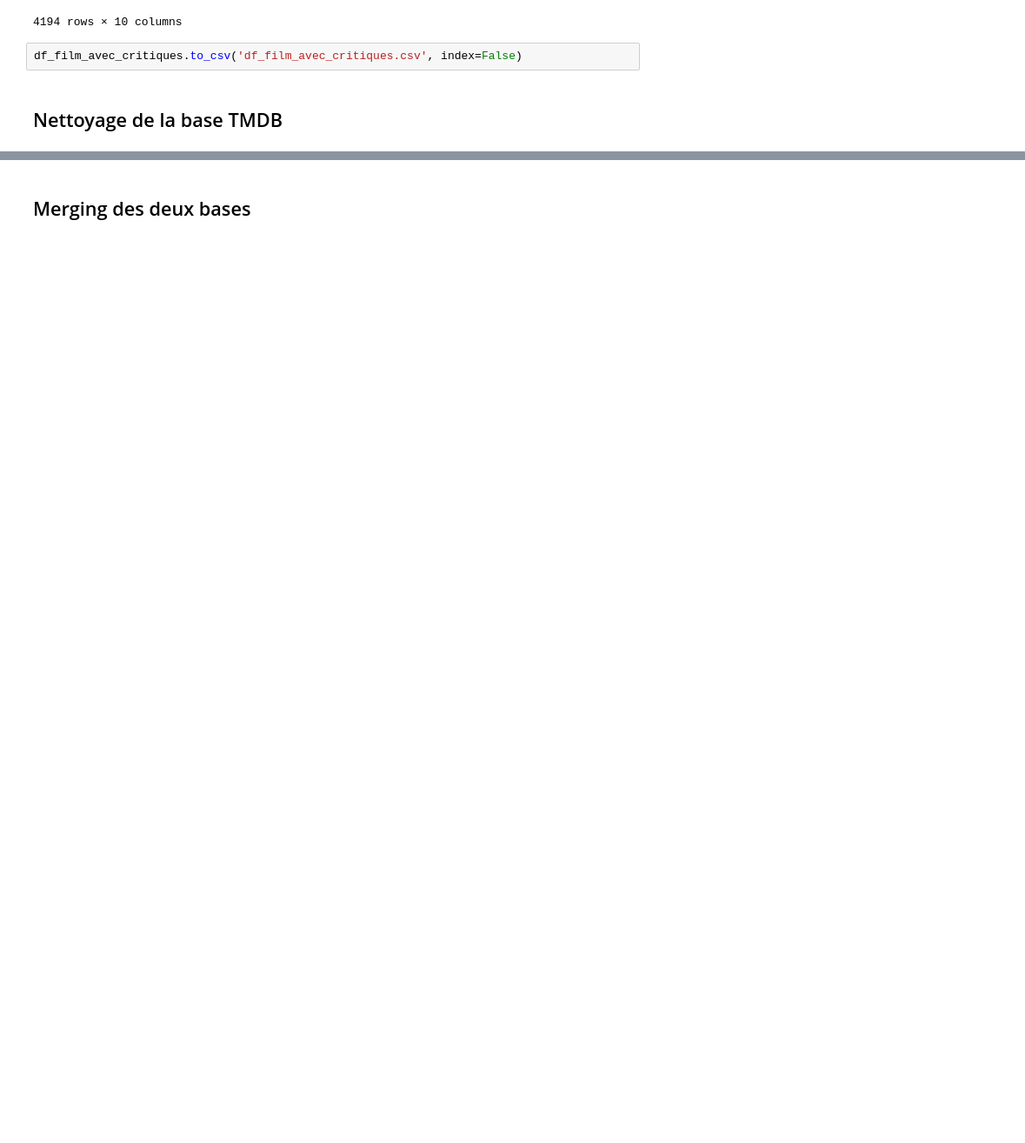
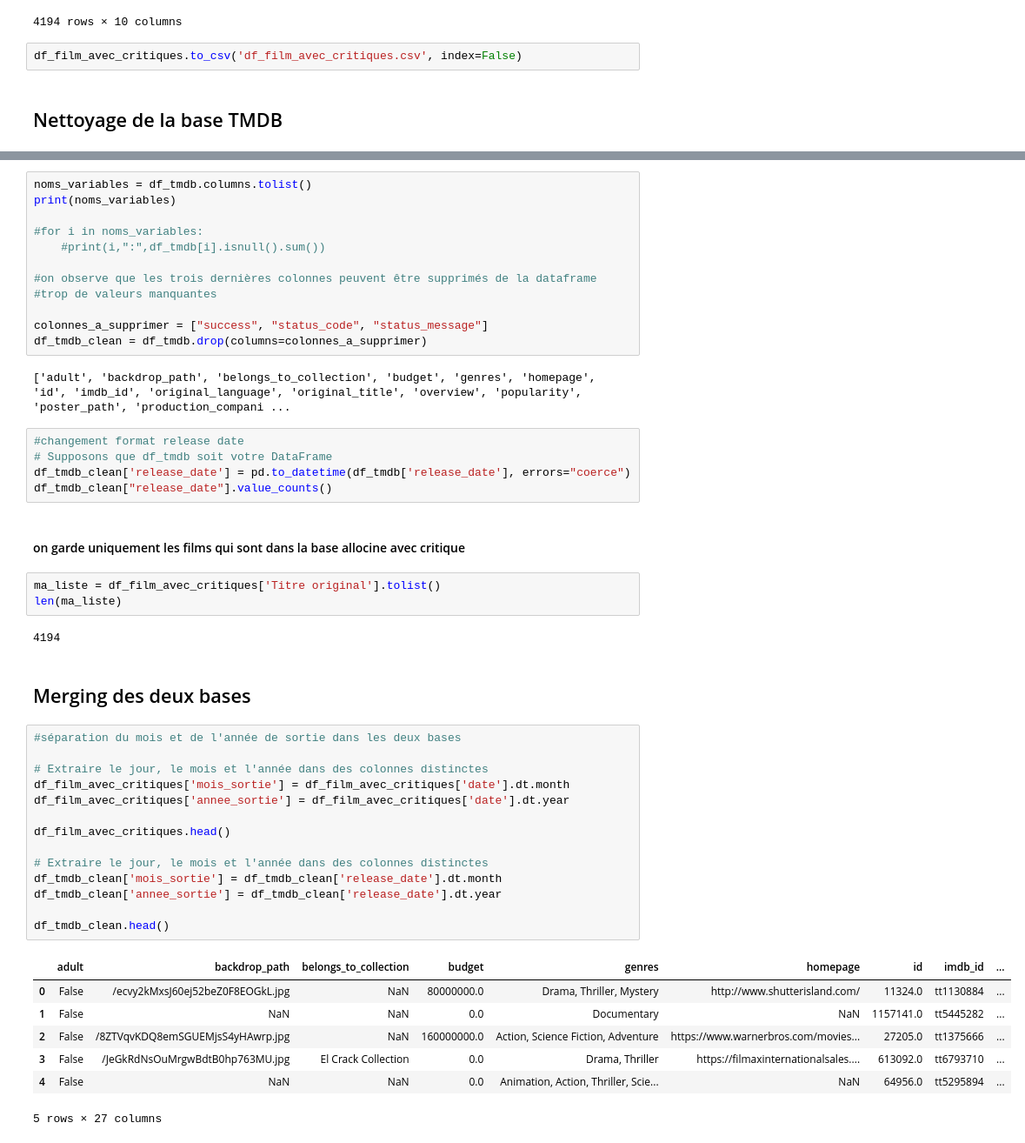
Before and after one commit to mass2330/python_ds_film, a Jupyter notebook: Nettoyage.ipynb, the cells around one changed output, grey strips where cells are left out. Shown at 87% size. Drawn from its saved outputs; the diff is of its cells as text; blank space fills up the shorter version.

```diff
--- a/Nettoyage.ipynb
+++ b/Nettoyage.ipynb
@@ -178,2 +201,50 @@ df_film_avec_critiques.to_csv('df_film_avec_critiques.csv', index=False)
+# %%
+noms_variables = df_tmdb.columns.tolist()
+print(noms_variables)
+
+#for i in noms_variables:
+    #print(i,":",df_tmdb[i].isnull().sum())
+
+#on observe que les trois dernières colonnes peuvent être supprimés de la dataframe
+#trop de valeurs manquantes
+
+colonnes_a_supprimer = ["success", "status_code", "status_message"]
+df_tmdb_clean = df_tmdb.drop(columns=colonnes_a_supprimer)
+# %% [output]
+['adult', 'backdrop_path', 'belongs_to_collection', 'budget', 'genres', 'homepage', 'id', 'imdb_id', 'original_language', 'original_title', 'overview', 'popularity', 'poster_path', 'production_compani ...
+# %%
+#changement format release date
+# Supposons que df_tmdb soit votre DataFrame
+df_tmdb_clean['release_date'] = pd.to_datetime(df_tmdb['release_date'], errors="coerce")
+df_tmdb_clean["release_date"].value_counts()
+# %% [markdown]
+#### on garde uniquement les films qui sont dans la base allocine avec critique
+# %%
+ma_liste = df_film_avec_critiques['Titre original'].tolist()
+len(ma_liste)
+# %% [output]
+4194
 # %% [markdown]
 ## Merging des deux bases
+# %%
+#séparation du mois et de l'année de sortie dans les deux bases
+
+# Extraire le jour, le mois et l'année dans des colonnes distinctes
+df_film_avec_critiques['mois_sortie'] = df_film_avec_critiques['date'].dt.month
+df_film_avec_critiques['annee_sortie'] = df_film_avec_critiques['date'].dt.year
+
+df_film_avec_critiques.head()
+
+# Extraire le jour, le mois et l'année dans des colonnes distinctes
+df_tmdb_clean['mois_sortie'] = df_tmdb_clean['release_date'].dt.month
+df_tmdb_clean['annee_sortie'] = df_tmdb_clean['release_date'].dt.year
+
+df_tmdb_clean.head()
+# %% [output]
+|  | adult | backdrop_path | belongs_to_collection | budget | genres | homepage | id | imdb_id | ... |
+| 0 | False | /ecvy2kMxsJ60ej52beZ0F8EOGkL.jpg | NaN | 80000000.0 | Drama, Thriller, Mystery | http://www.shutterisland.com/ | 11324.0 | tt1130884 | ... |
+| 1 | False | NaN | NaN | 0.0 | Documentary | NaN | 1157141.0 | tt5445282 | ... |
+| 2 | False | /8ZTVqvKDQ8emSGUEMjsS4yHAwrp.jpg | NaN | 160000000.0 | Action, Science Fiction, Adventure | https://www.warnerbros.com/movies... | 27205.0 | tt1375666 | ... |
+| 3 | False | /JeGkRdNsOuMrgwBdtB0hp763MU.jpg | El Crack Collection | 0.0 | Drama, Thriller | https://filmaxinternationalsales.... | 613092.0 | tt6793710 | ... |
+| 4 | False | NaN | NaN | 0.0 | Animation, Action, Thriller, Scie... | NaN | 64956.0 | tt5295894 | ... |
+5 rows × 27 columns
```
Also changed, not shown: parts of 2 cells of this notebook, 1 other file.
